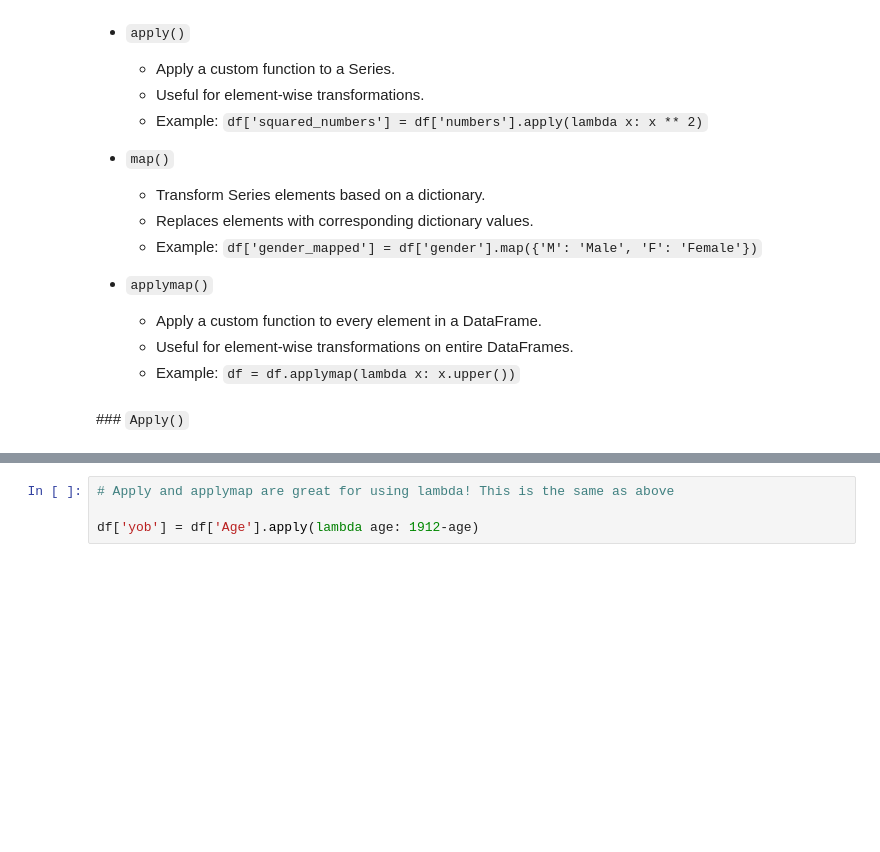
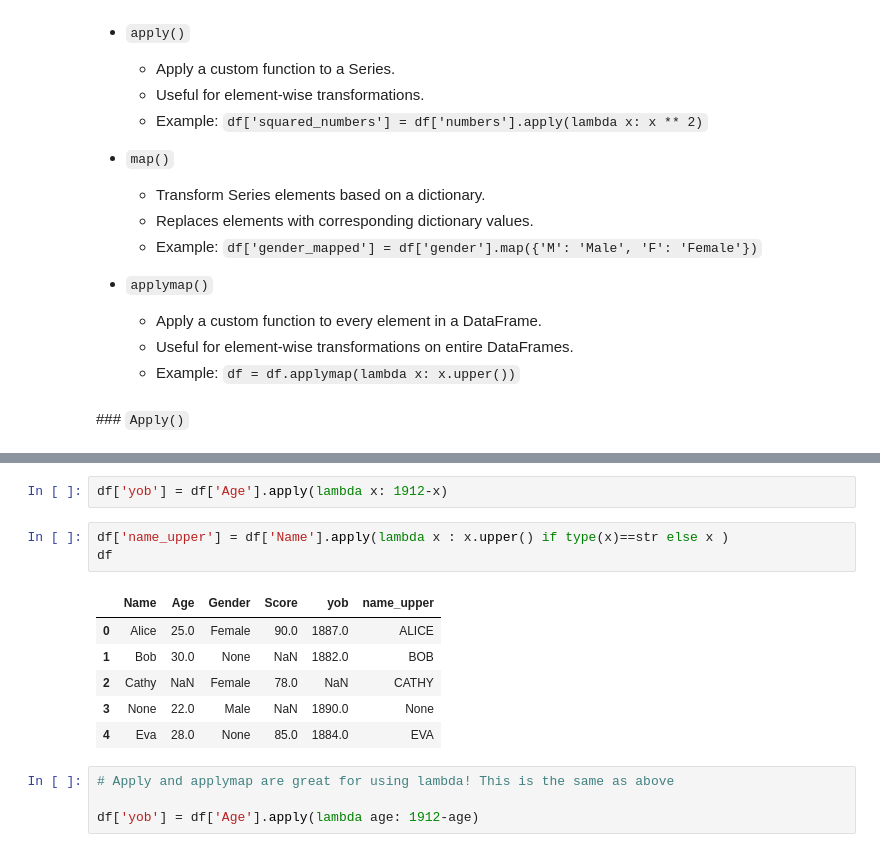
Before and after one commit to matthewbatchelor88/matthewironhackcontent, a Jupyter notebook: Week 2/2.2_cleaning_and_data_manipulation.ipynb, the cells around one changed output, grey strips where cells are left out. Drawn from its saved outputs; the diff is of its cells as text; blank space fills up the shorter version.

```diff
--- a/Week 2/2.2_cleaning_and_data_manipulation.ipynb
+++ b/Week 2/2.2_cleaning_and_data_manipulation.ipynb
@@ -496,3 +574,15 @@ df.head(3)
+# %%
+df['yob'] = df['Age'].apply(lambda x: 1912-x)
+# %%
+df['name_upper'] = df['Name'].apply(lambda x : x.upper() if type(x)==str else x )
+df
+# %% [output]
+|  | Name | Age | Gender | Score | yob | name_upper |
+| 0 | Alice | 25.0 | Female | 90.0 | 1887.0 | ALICE |
+| 1 | Bob | 30.0 | None | NaN | 1882.0 | BOB |
+| 2 | Cathy | NaN | Female | 78.0 | NaN | CATHY |
+| 3 | None | 22.0 | Male | NaN | 1890.0 | None |
+| 4 | Eva | 28.0 | None | 85.0 | 1884.0 | EVA |
 # %%
 # Apply and applymap are great for using lambda! This is the same as above
 
```
Also changed, not shown: parts of 34 cells of this notebook, 2 other files.
